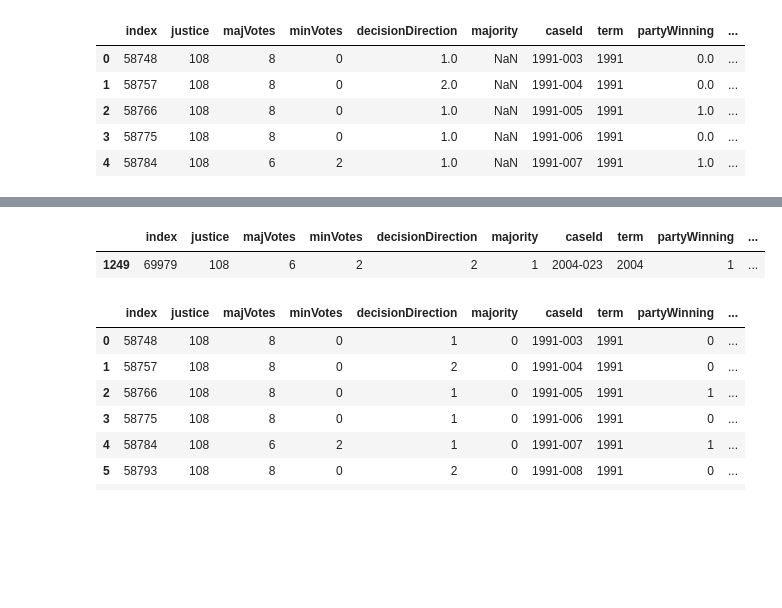
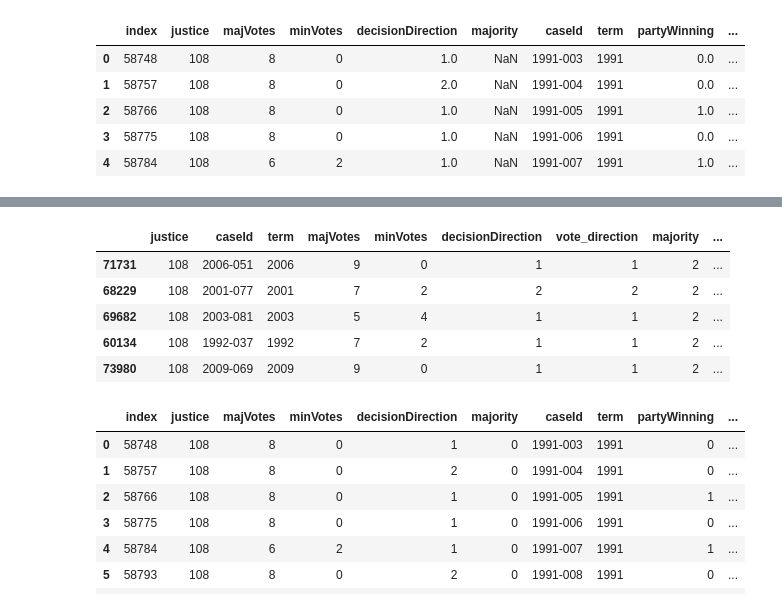
Before and after one commit to emilyt1985/SCOTUS, a Jupyter notebook: Resources/Data_Cleanup.ipynb, the cells around one changed output, grey strips where cells are left out. Cells and saved outputs as stored; diff of their text form; code cells hidden in the pictures; blank space fills up the shorter version.

```diff
--- a/Resources/Data_Cleanup.ipynb
+++ b/Resources/Data_Cleanup.ipynb
@@ -16,7 +16,7 @@ scotus.head()
 | 4 | 1946-001 | 1946-001-01 | 1946-001-01-01 | 1946-001-01-01-01-05 | 11/18/1946 | 1 | 329 U.S. 1 | 67 S. Ct. 6 | 91 L. Ed. 3 | ... |
 5 rows × 61 columns
 # %%
-vote_df = scotus[["justice", "majVotes", "minVotes", "decisionDirection", "majority", "caseId", "term", "partyWinning", "precedentAlteration", "vote", "issueArea"]]
+vote_df = scotus[["justice", "caseId", "term", "majVotes", "minVotes", "decisionDirection", "direction", "majority", "partyWinning", "precedentAlteration", "vote", "issueArea"]]
 
 vote_df.head()
 # %% [output]
@@ -46,7 +46,7 @@ cThomas.head()
 | 2 | 58766 | 108 | 8 | 0 | 1.0 | NaN | 1991-005 | 1991 | 1.0 | ... |
 | 3 | 58775 | 108 | 8 | 0 | 1.0 | NaN | 1991-006 | 1991 | 0.0 | ... |
 | 4 | 58784 | 108 | 6 | 2 | 1.0 | NaN | 1991-007 | 1991 | 1.0 | ... |
-# %%
-cThomas["vote_direction"] = 0
+# %%
+cThomas = cThomas.rename(columns={"direction":"vote_direction"})
 # %%
 cThomas.fillna(0, inplace=True)
@@ -78,9 +82,13 @@ vote_direction          int32
 dtype: object
 # %%
-cThomas.sample()
+cThomas.sample(5)
 # %% [output]
-|  | index | justice | majVotes | minVotes | decisionDirection | majority | caseId | term | partyWinning | ... |
-| 1249 | 69979 | 108 | 6 | 2 | 2 | 1 | 2004-023 | 2004 | 1 | ... |
+|  | justice | caseId | term | majVotes | minVotes | decisionDirection | vote_direction | majority | ... |
+| 71731 | 108 | 2006-051 | 2006 | 9 | 0 | 1 | 1 | 2 | ... |
+| 68229 | 108 | 2001-077 | 2001 | 7 | 2 | 2 | 2 | 2 | ... |
+| 69682 | 108 | 2003-081 | 2003 | 5 | 4 | 1 | 1 | 2 | ... |
+| 60134 | 108 | 1992-037 | 1992 | 7 | 2 | 1 | 1 | 2 | ... |
+| 73980 | 108 | 2009-069 | 2009 | 9 | 0 | 1 | 1 | 2 | ... |
 # %%
 cThomas["vote_direction"] = 0
 cThomas.head(10)
```
Also changed, not shown: parts of 6 cells of this notebook.
